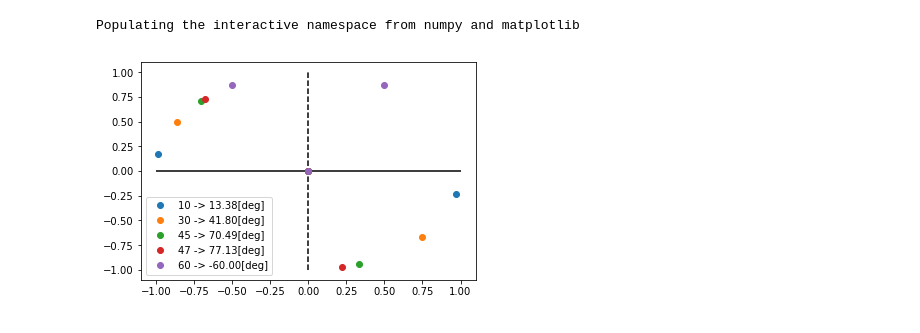
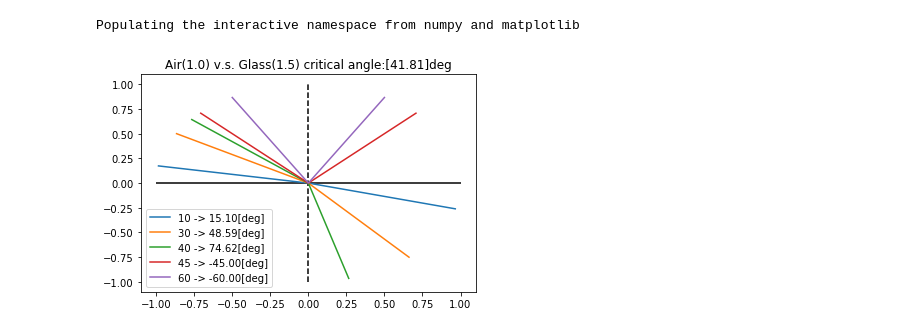
Before and after one commit to hono63/differential, a Jupyter notebook: Snell.ipynb, the cells around one changed output. Drawn from its saved outputs; the diff is of its cells as text; code cells hidden in the pictures.

```diff
--- a/Snell.ipynb
+++ b/Snell.ipynb
@@ -19,7 +19,8 @@ def snell(n1, n2, rad1):
         return -rad1
 # %%
 # 屈折率n
-GLASS_N = 1.333
+WARTER_N = 1.333
+GLASS_N = 1.5
 AIR_N = 1.0
 # %%
 def snell_plot(n1, n2, deg1, plt):
@@ -29,16 +30,17 @@ def snell_plot(n1, n2, deg1, plt):
     y = [math.sin(rad1), 0, -math.sin(rad2)]
     deg2 = math.degrees(rad2)
     text = str(deg1) + " -> " + "{0:.2f}".format(deg2) + "[deg]"
-    plt.plot(x, y, "o",label=text)
+    plt.plot(x, y, label=text)
 # %%
 snell_plot(AIR_N, GLASS_N, 10, plt)
 snell_plot(AIR_N, GLASS_N, 30, plt)
+snell_plot(AIR_N, GLASS_N, 40, plt)
 snell_plot(AIR_N, GLASS_N, 45, plt)
-snell_plot(AIR_N, GLASS_N, 47, plt)
 snell_plot(AIR_N, GLASS_N, 60, plt)
 plt.hlines([0], -1, 1)
 plt.vlines([0], -1, 1, linestyles="dashed")
 plt.legend()
+plt.title("Air(1.0) v.s. Glass(1.5) critical angle:[{0:.2f}]deg".format(math.degrees(math.asin(AIR_N/GLASS_N))))
 plt.show()
 # %% [output]
-[figure, old version]
+[figure, new version]
```
Also changed, not shown: parts of 1 cell of this notebook.
